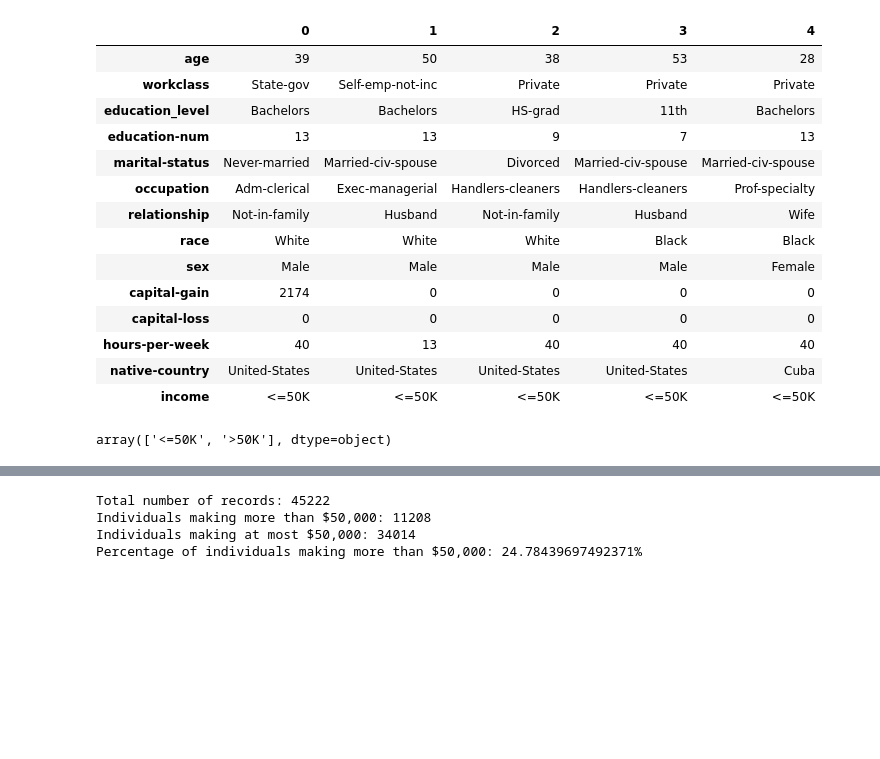
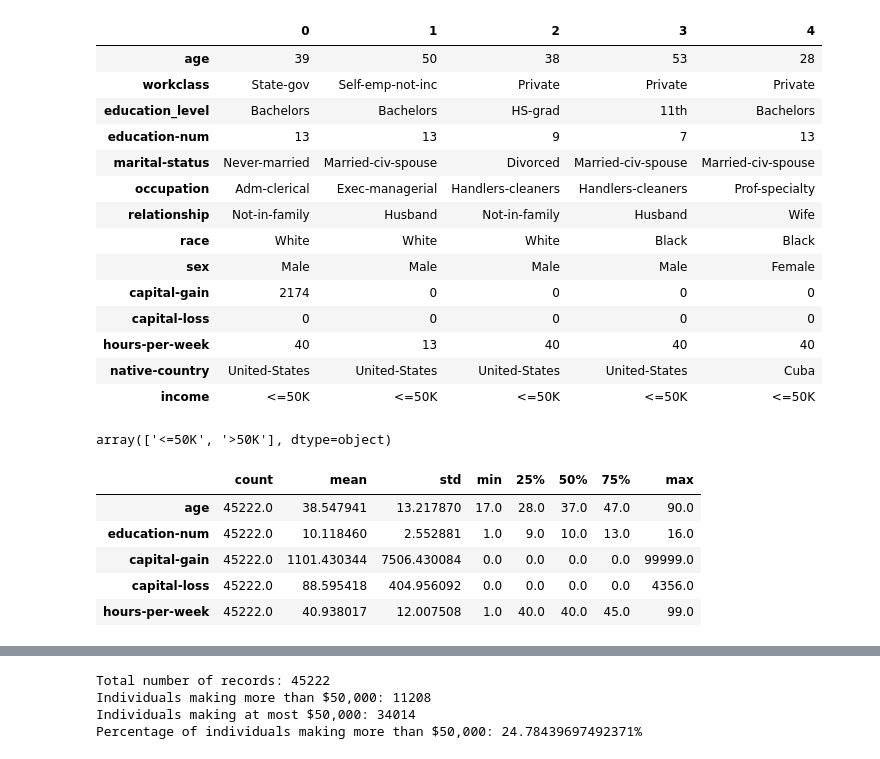
Before and after one commit to lalit527/finding_donors, a Jupyter notebook: finding_donors.ipynb, the cells around one changed output, grey strips where cells are left out. Cells and saved outputs as stored; diff of their text form; code cells hidden in the pictures; blank space fills up the shorter version.

```diff
--- a/finding_donors.ipynb
+++ b/finding_donors.ipynb
@@ -83,3 +83,12 @@ data.head().T
 data.income.unique()
 # %% [output]
 array(['<=50K', '>50K'], dtype=object)
+# %%
+data.describe().T
+# %% [output]
+|  | count | mean | std | min | 25% | 50% | 75% | max |
+| age | 45222.0 | 38.547941 | 13.217870 | 17.0 | 28.0 | 37.0 | 47.0 | 90.0 |
+| education-num | 45222.0 | 10.118460 | 2.552881 | 1.0 | 9.0 | 10.0 | 13.0 | 16.0 |
+| capital-gain | 45222.0 | 1101.430344 | 7506.430084 | 0.0 | 0.0 | 0.0 | 0.0 | 99999.0 |
+| capital-loss | 45222.0 | 88.595418 | 404.956092 | 0.0 | 0.0 | 0.0 | 0.0 | 4356.0 |
+| hours-per-week | 45222.0 | 40.938017 | 12.007508 | 1.0 | 40.0 | 40.0 | 45.0 | 99.0 |
```
Also changed, not shown: parts of 33 cells of this notebook, 1 other file.
